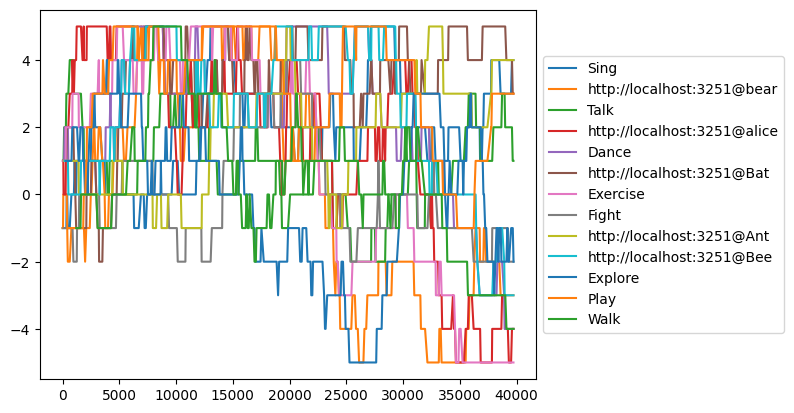
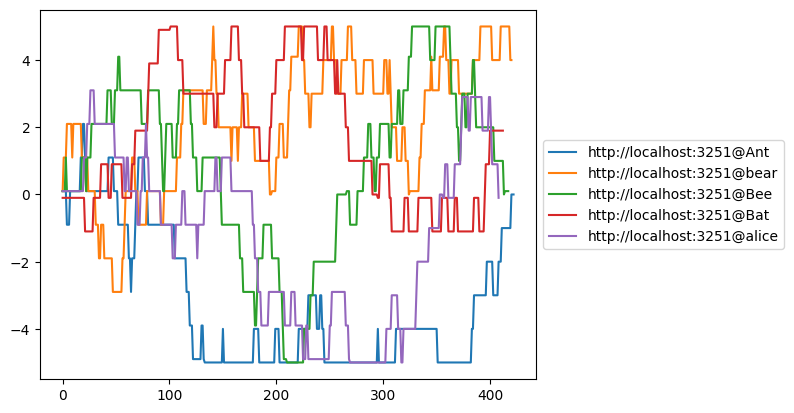
Unified diff of the notebook cell whose output changed from the first chart to the second:
--- before
+++ after
@@ -13,6 +13,6 @@
 #         break
 for thing_name in df['thing_name'].unique():
-    # if (len(thing_name)> 10):
-    plt.plot(df[df['thing_name'] == thing_name]['friendliness'], label = thing_name)
+    if (len(thing_name)> 10):
+        plt.plot(df[df['thing_name'] == thing_name].reset_index()['friendliness'], label = thing_name)
 
 # plt.legend()

Commit: before refactor to client and server